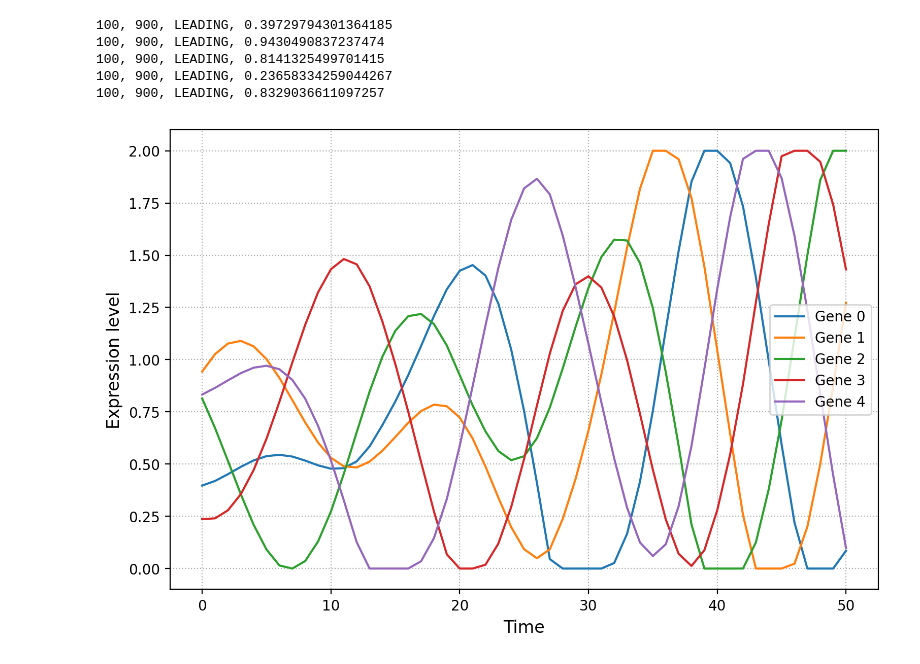
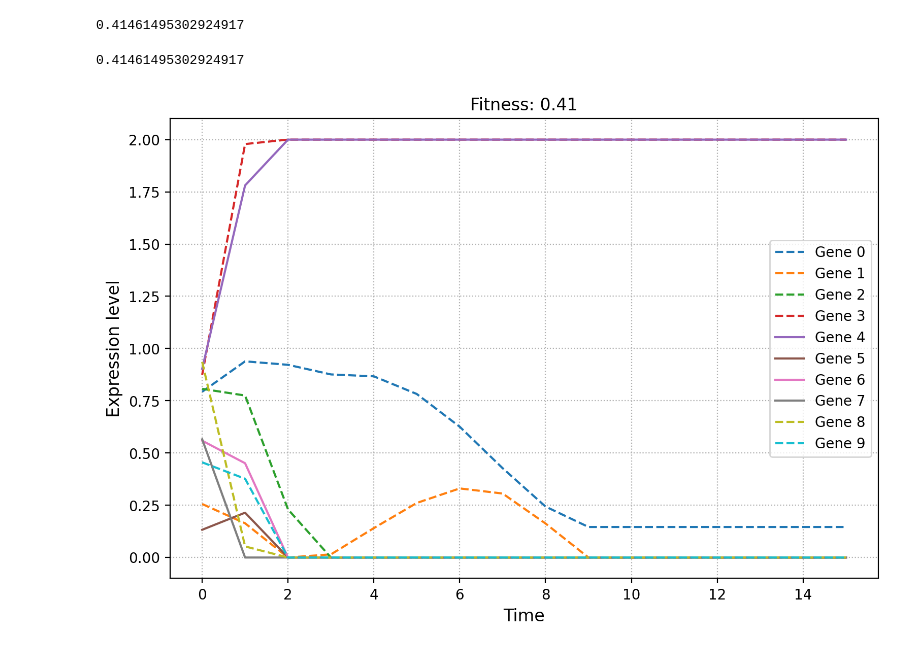
Before and after one commit to tgrohens/evotsc, a Jupyter notebook: EvoTSC.ipynb, the cells around one changed output. Saved outputs shown, nothing was run; the diff lists cells and outputs as text; code cells hidden in the pictures.

Commit message:
[evotsc] Premier calcul de fitness

```diff
--- a/EvoTSC.ipynb
+++ b/EvoTSC.ipynb
@@ -113,5 +132,5 @@ def run_system(inter_matrix, init_expr, nb_steps):
 # %%
-def plot_expr(genes, temporal_expr, plot_name):
+def plot_expr(temporal_expr, fitness, plot_name):
     nb_genes, nb_steps = temporal_expr.shape
 
     #colormap = mpl.cm.get_cmap('viridis', nb_genes)(range(nb_genes))
@@ -130,26 +149,24 @@ def plot_expr(genes, temporal_expr, plot_name):
     plt.ylabel('Expression level', fontsize='large')
 
     plt.legend(loc='center right')
+    plt.title(f'Fitness: {fitness:.2}')
 
     plt.savefig(plot_name, dpi=300, bbox_inches='tight')
 # %%
-genes = generate_genes(nb_genes=5, gene_length=gene_length, intergene=intergene)
-
-inter_matrix = make_inter_matrix(genes)
-
-init_levels = np.array([gene.basal_expression for gene in genes])
+genes = generate_genes(nb_genes=10, gene_length=gene_length, intergene=intergene)
-# %%
-for gene in genes:
-    print(gene)
-# %% [output]
-100, 900, LEADING, 0.39729794301364185
-100, 900, LEADING, 0.9430490837237474
-100, 900, LEADING, 0.8141325499701415
-100, 900, LEADING, 0.23658334259044267
-100, 900, LEADING, 0.8329036611097257
-# %%
-plot_expr(genes, run_system(inter_matrix, init_levels, 51), 'baseline')
-# %% [output]
-[figure, removed]
+# %%
+res, fitness = run_individual(genes, 16)
+# %%
+fitness
+# %% [output]
+0.41461495302924917
+# %%
+compute_fitness(res)
+# %% [output]
+0.41461495302924917
+# %%
+plot_expr(res, fitness, 'baseline')
+# %% [output]
+[figure, added]
 # %%
 for i_switched_gene in range(len(genes)):
```
Also changed, not shown: parts of 7 cells of this notebook.
